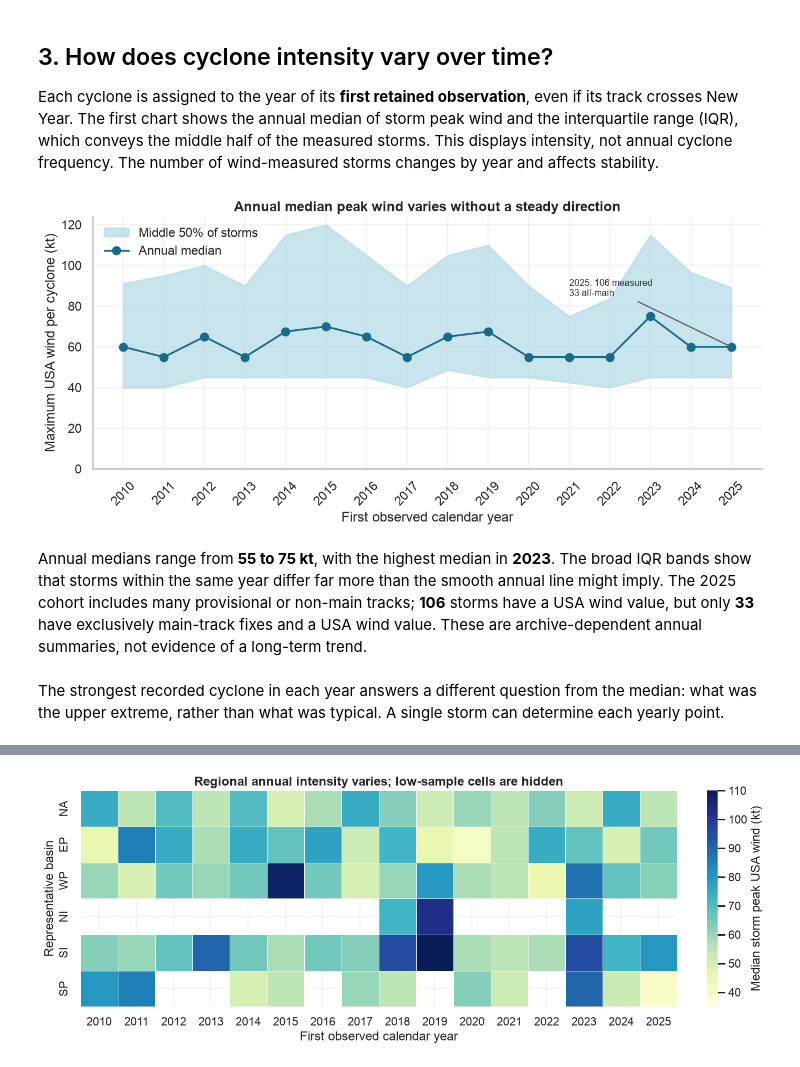
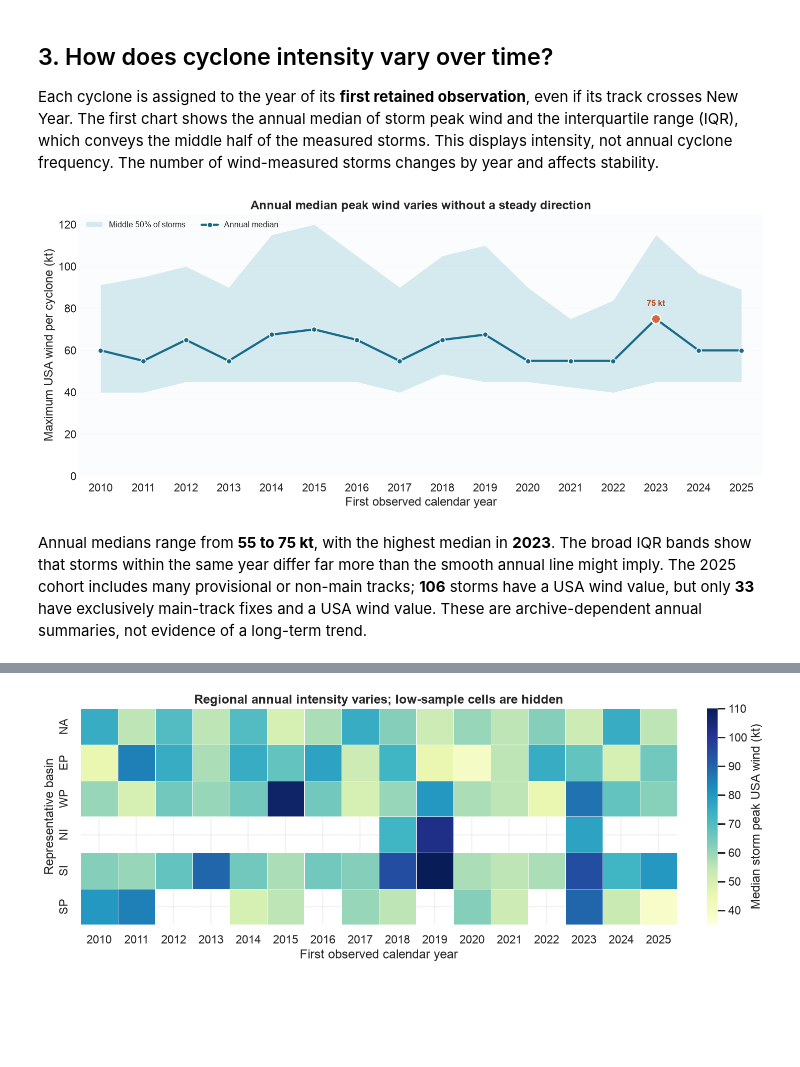
Before and after one commit to enxhi2222/tropical-cyclone-analysis, a Jupyter notebook: 03_data_analysis.ipynb, the cells around one changed output, grey strips where cells are left out. Drawn from its saved outputs; the diff is of its cells as text; code cells hidden in the pictures; blank space fills up the shorter version.

```diff
--- a/03_data_analysis.ipynb
+++ b/03_data_analysis.ipynb
@@ -146,17 +261,34 @@ Each cyclone is assigned to the year of its **first retained observation**, even
 # %%
 annual = storm_df.groupby("first_year").max_wind.agg(n="count",median="median",q25=lambda x:x.quantile(.25),q75=lambda x:x.quantile(.75),maximum="max")
 main_2025_measured = storm_df.loc[(storm_df.first_year.eq(2025)) & storm_df.all_main,"max_wind"].count()
-fig,ax=plt.subplots(figsize=(11,5),constrained_layout=True)
-ax.fill_between(annual.index,annual.q25,annual.q75,color="#B6DCE7",alpha=.75,label="Middle 50% of storms")
-ax.plot(annual.index,annual["median"],color="#176A8A",marker="o",linewidth=2,label="Annual median")
-ax.set(title="Annual median peak wind varies without a steady direction",xlabel="First observed calendar year",ylabel="Maximum USA wind per cyclone (kt)",xticks=annual.index,ylim=(0,None))
-ax.tick_params(axis="x",rotation=45)
-ax.legend(frameon=False)
-ax.annotate(f"2025: {annual.loc[2025,'n']:.0f} measured\n{main_2025_measured} all-main",xy=(2025,annual.loc[2025,'median']),xytext=(2021,annual.loc[2025,'median']+25),arrowprops={"arrowstyle":"-","color":"0.4"},fontsize=10)
+fig, ax = plt.subplots(figsize=(12.5, 5.4), constrained_layout=True)
+fig.patch.set_facecolor("white")
+ax.set_facecolor("#FBFCFD")
+ax.fill_between(annual.index, annual.q25, annual.q75, color="#B9DDE6", alpha=.58,
+                linewidth=0, label="Middle 50% of storms", zorder=1)
+ax.plot(annual.index, annual["median"], color="#176A8A", linewidth=2.7, marker="o",
+        markersize=6.5, markeredgecolor="white", markeredgewidth=1.1,
+        label="Annual median", zorder=3)
+peak_median_year = annual["median"].idxmax()
+ax.scatter(peak_median_year, annual.loc[peak_median_year,"median"], s=125,
+           color="#D5683E", edgecolor="white", linewidth=1.7, zorder=5)
+ax.annotate(f"{annual.loc[peak_median_year, 'median']:.0f} kt",
+            (peak_median_year, annual.loc[peak_median_year,"median"]),
+            xytext=(0, 14), textcoords="offset points", ha="center", va="bottom",
+            color="#A94E2D", weight="bold", fontsize=10)
+ax.set(title="Annual median peak wind varies without a steady direction",
+       xlabel="First observed calendar year", ylabel="Maximum USA wind per cyclone (kt)",
+       xlim=(annual.index.min()-.5, annual.index.max()+.5), ylim=(0,125))
+ax.set_xticks(annual.index)
+ax.tick_params(axis="x", rotation=0, length=0, pad=9)
+ax.tick_params(axis="y", length=0)
+ax.grid(axis="y", color="#E7EDF0", linewidth=1)
+ax.grid(axis="x", visible=False)
+for spine in ax.spines.values():
+    spine.set_visible(False)
+ax.legend(frameon=False, ncol=2, loc="upper left", fontsize=10)
 plt.show()
 # %% [output]
-[figure, old version]
+[figure, new version]
 # %% [markdown]
 Annual medians range from **55 to 75 kt**, with the highest median in **2023**. The broad IQR bands show that storms within the same year differ far more than the smooth annual line might imply. The 2025 cohort includes many provisional or non-main tracks; **106** storms have a USA wind value, but only **33** have exclusively main-track fixes and a USA wind value. These are archive-dependent annual summaries, not evidence of a long-term trend.
-# %% [markdown]
-The strongest recorded cyclone in each year answers a different question from the median: what was the upper extreme, rather than what was typical. A single storm can determine each yearly point.
```
Also changed, not shown: parts of 9 cells of this notebook, 1 other file.
